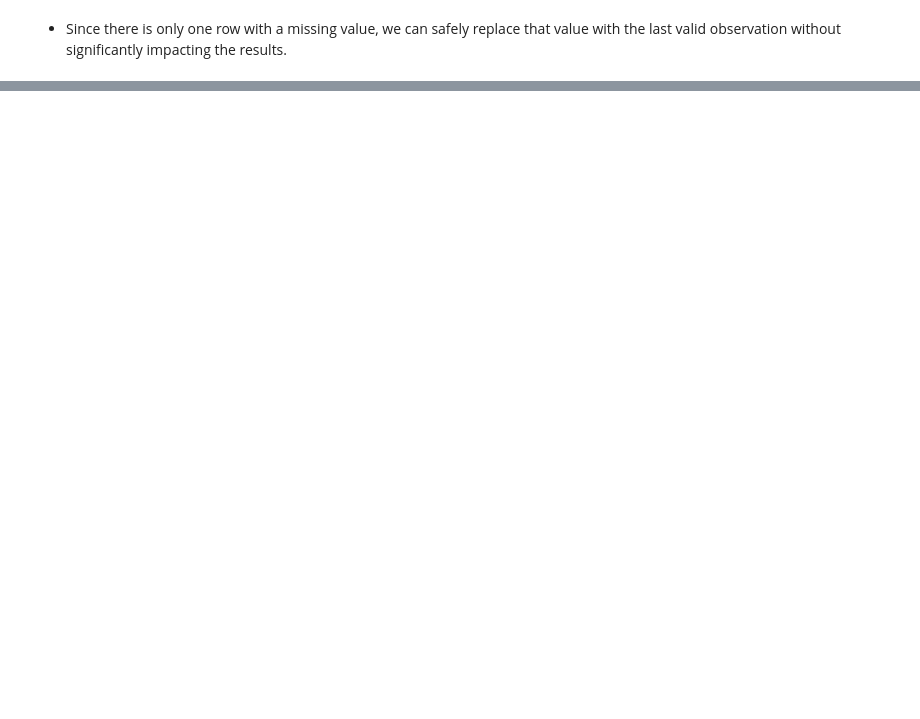
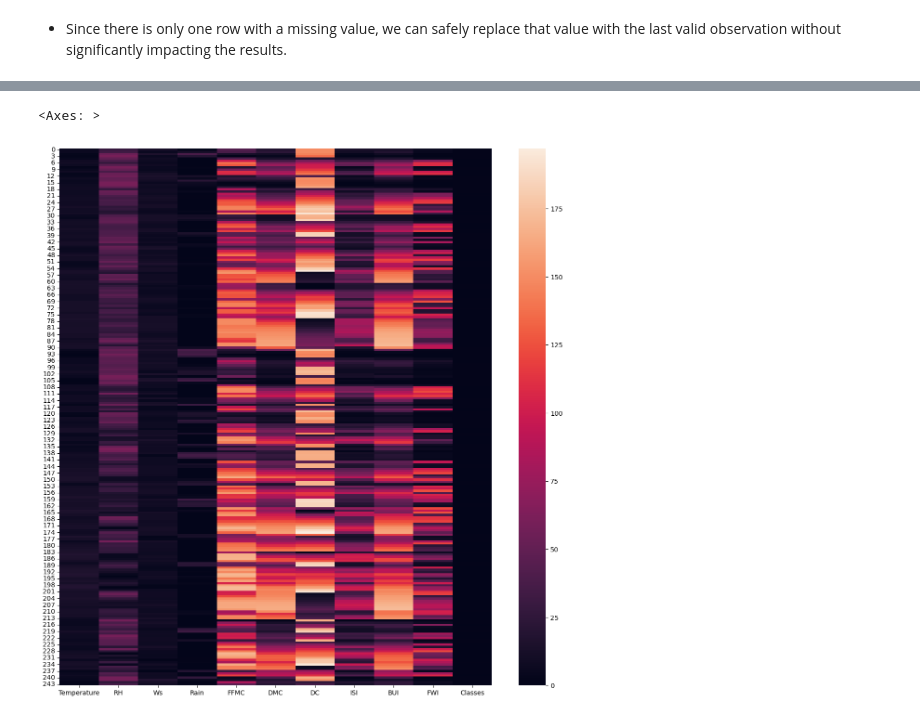
Before and after one commit to MoncefDj/AI-DS-Masters, a Jupyter notebook: 1st semester/Data exploration and visualization/Exploratory Data Analysis and Visualization Showcase.ipynb, the cells around one changed output, grey strips where cells are left out. Saved outputs shown, nothing was run; the diff lists cells and outputs as text; code cells hidden in the pictures; blank space fills up the shorter version.

```diff
--- a/1st semester/Data exploration and visualization/Exploratory Data Analysis and Visualization Showcase.ipynb
+++ b/1st semester/Data exploration and visualization/Exploratory Data Analysis and Visualization Showcase.ipynb
@@ -110,0 +227,6 @@ Index(['Temperature', 'RH', 'Ws', 'Rain', 'FFMC', 'DMC', 'DC', 'ISI', 'BUI',
+# %%
+plt.figure(figsize=(15,15))
+sns.heatmap(ndf.iloc[:,3:])
+# %% [output]
+<Axes: >
+[figure, added]
```
Also changed, not shown: parts of 25 cells of this notebook, 5 other files.
